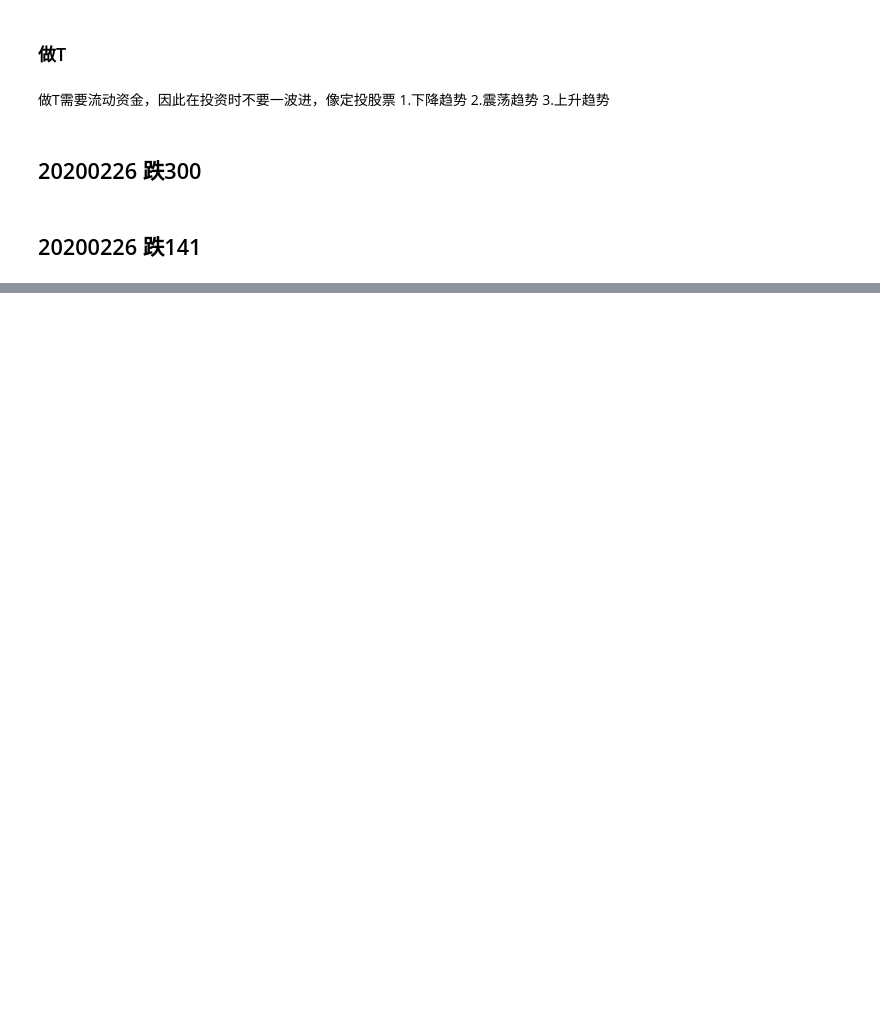
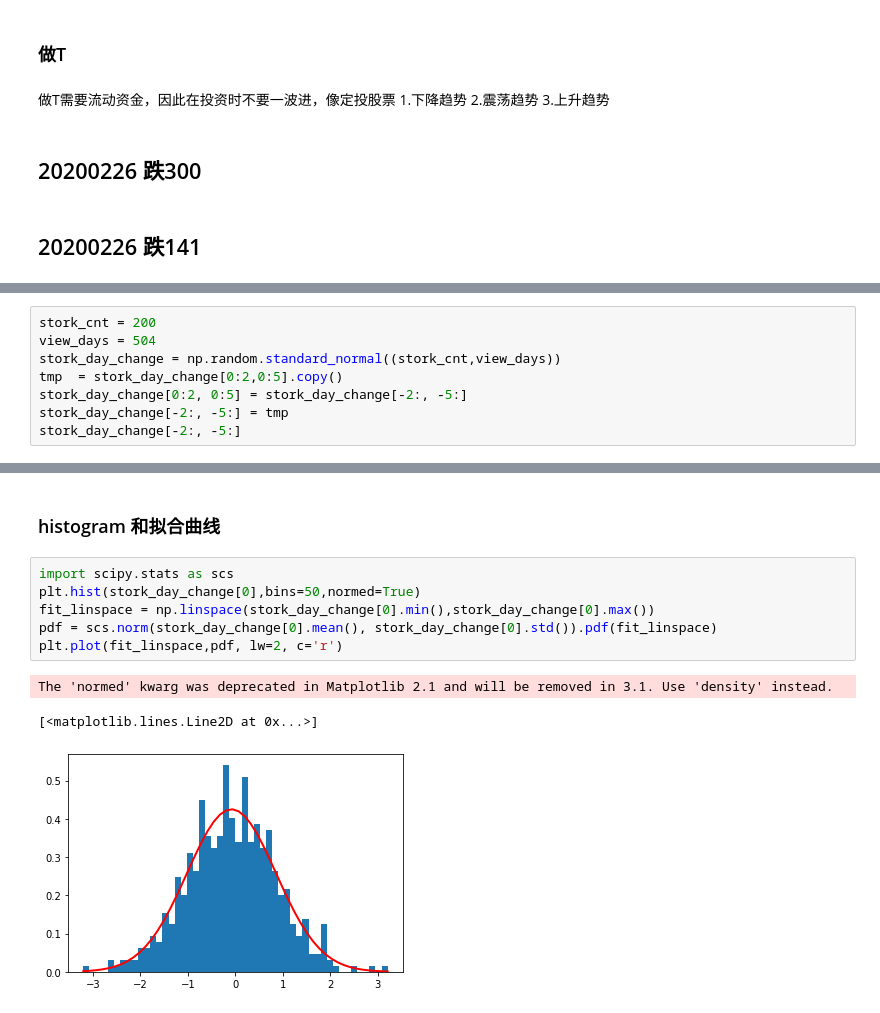
Before and after one commit to gysun137/storknote, a Jupyter notebook: note.ipynb, the cells around one changed output, grey strips where cells are left out. Drawn from its saved outputs; the diff is of its cells as text; blank space fills up the shorter version.

```diff
--- a/note.ipynb
+++ b/note.ipynb
@@ -27,0 +61,8 @@ $DEA = DIF_9$
+# %%
+stork_cnt = 200
+view_days = 504
+stork_day_change = np.random.standard_normal((stork_cnt,view_days))
+tmp  = stork_day_change[0:2,0:5].copy()
+stork_day_change[0:2, 0:5] = stork_day_change[-2:, -5:]
+stork_day_change[-2:, -5:] = tmp
+stork_day_change[-2:, -5:]
@@ -27,0 +171,12 @@ $DEA = DIF_9$
+# %% [markdown]
+###  histogram 和拟合曲线
+# %%
+import scipy.stats as scs
+plt.hist(stork_day_change[0],bins=50,normed=True)
+fit_linspace = np.linspace(stork_day_change[0].min(),stork_day_change[0].max())
+pdf = scs.norm(stork_day_change[0].mean(), stork_day_change[0].std()).pdf(fit_linspace)
+plt.plot(fit_linspace,pdf, lw=2, c='r')
+# %% [output]
+The 'normed' kwarg was deprecated in Matplotlib 2.1 and will be removed in 3.1. Use 'density' instead.
+[<matplotlib.lines.Line2D at 0x...>]
+[figure, added]
```
Also changed, not shown: parts of 26 cells of this notebook.
